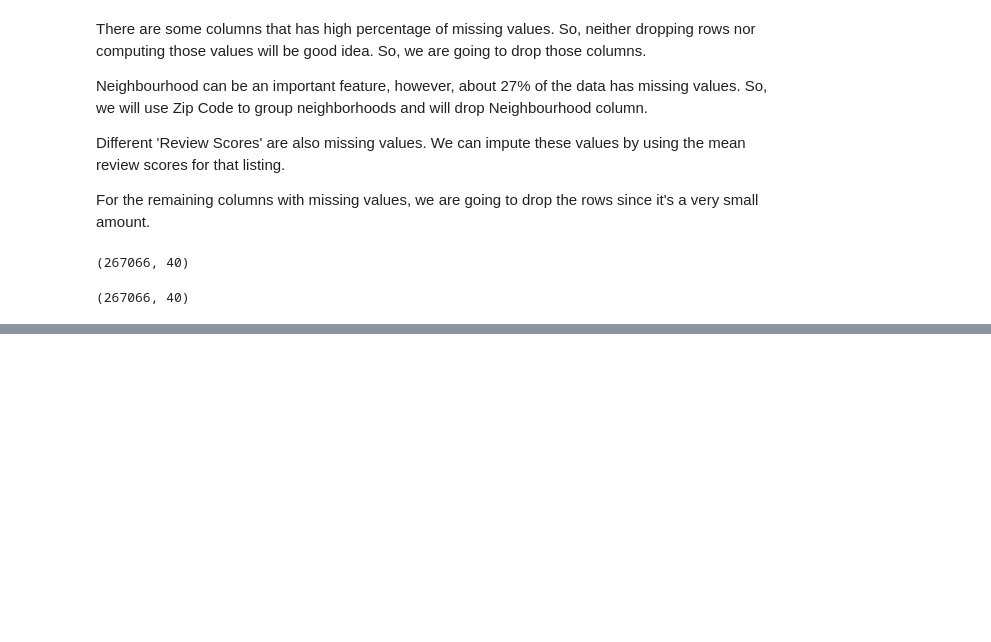
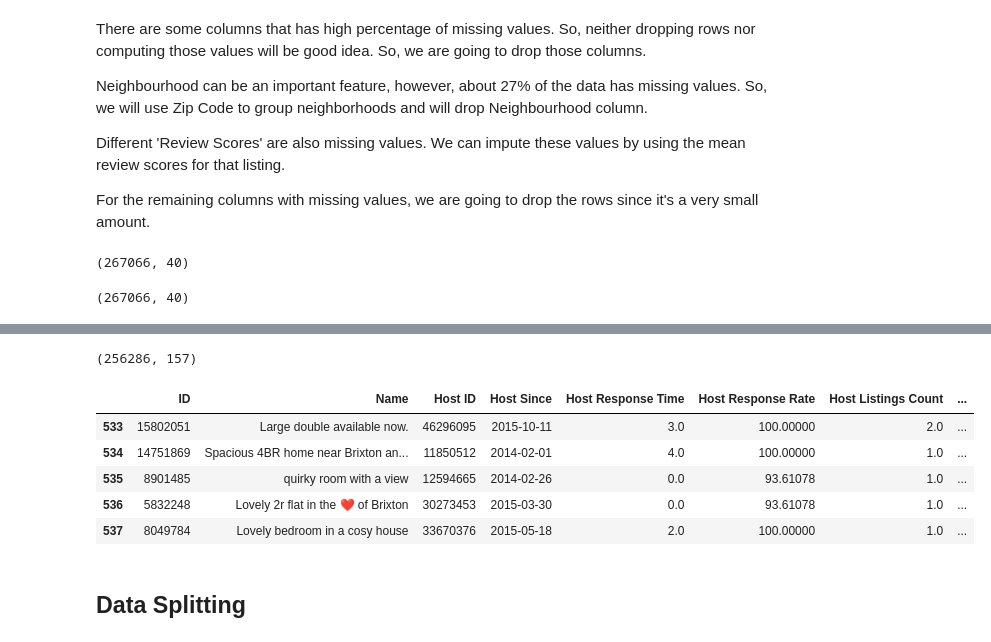
Before and after one commit to mahalrs/airbnb-autopilot, a Jupyter notebook: notebooks/data_preprocessing.ipynb, the cells around one changed output, grey strips where cells are left out. Cells and saved outputs as stored; diff of their text form; code cells hidden in the pictures; blank space fills up the shorter version.

Commit message:
Initial data preprocessing

```diff
--- a/notebooks/data_preprocessing.ipynb
+++ b/notebooks/data_preprocessing.ipynb
@@ -146,0 +159,57 @@ get_missing_values_pct(listings_df)
+# %%
+# Bed Type
+cat = ['Real Bed', 'Pull-out Sofa', 'Futon', 'Couch', 'Airbed']
+enc = OrdinalEncoder(categories=[cat])
+listings_df['Bed Type'] = enc.fit_transform(listings_df['Bed Type'].to_numpy().reshape(-1, 1))
+# %%
+# Cancellation Policy
+cat = [
+    'flexible',
+    'moderate',
+    'strict',
+    'long_term',
+    'super_strict_30',
+    'super_strict_60',
+    'no_refunds'
+]
+enc = OrdinalEncoder(categories=[cat])
+listings_df['Cancellation Policy'] = enc.fit_transform(listings_df['Cancellation Policy'].to_numpy().reshape(-1, 1))
+# %%
+# Amenities & Features
+
+def split_feature(df, column):
+    cat = set()
+    for i in df[column]:
+        cat.update([x.lower() for x in i.split(',')])
+
+    new_df = df.reindex(columns=df.columns.tolist() + list(cat), fill_value=0)
+
+    for i, v in enumerate(new_df[column]):
+        for c in [x.lower() for x in v.split(',')]:
+            col_i = new_df.columns.get_loc(c)
+            new_df.iat[i, col_i] = 1
+
+    new_df.drop(column, axis=1, inplace=True)
+    return new_df
+
+listings_df = split_feature(listings_df, 'Features')
+listings_df = split_feature(listings_df, 'Amenities')
+# %%
+cols = ['City', 'State', 'Zipcode', 'Country', 'Property Type']
+enc = TargetEncoder(cols=cols).fit(listings_df, listings_df['Price'])
+listings_df = enc.transform(listings_df)
+# %%
+listings_df.shape
+# %% [output]
+(256286, 157)
+# %%
+listings_df.head()
+# %% [output]
+|  | ID | Name | Host ID | Host Since | Host Response Time | Host Response Rate | Host Listings Count | ... |
+| 533 | 15802051 | Large double available now. | 46296095 | 2015-10-11 | 3.0 | 100.00000 | 2.0 | ... |
+| 534 | 14751869 | Spacious 4BR home near Brixton an... | 11850512 | 2014-02-01 | 4.0 | 100.00000 | 1.0 | ... |
+| 535 | 8901485 | quirky room with a view | 12594665 | 2014-02-26 | 0.0 | 93.61078 | 1.0 | ... |
+| 536 | 5832248 | Lovely 2r flat in the ❤ of Brixton | 30273453 | 2015-03-30 | 0.0 | 93.61078 | 1.0 | ... |
+| 537 | 8049784 | Lovely bedroom in a cosy house | 33670376 | 2015-05-18 | 2.0 | 100.00000 | 1.0 | ... |
+# %% [markdown]
+## Data Splitting
```
Also changed, not shown: parts of 14 cells of this notebook.
